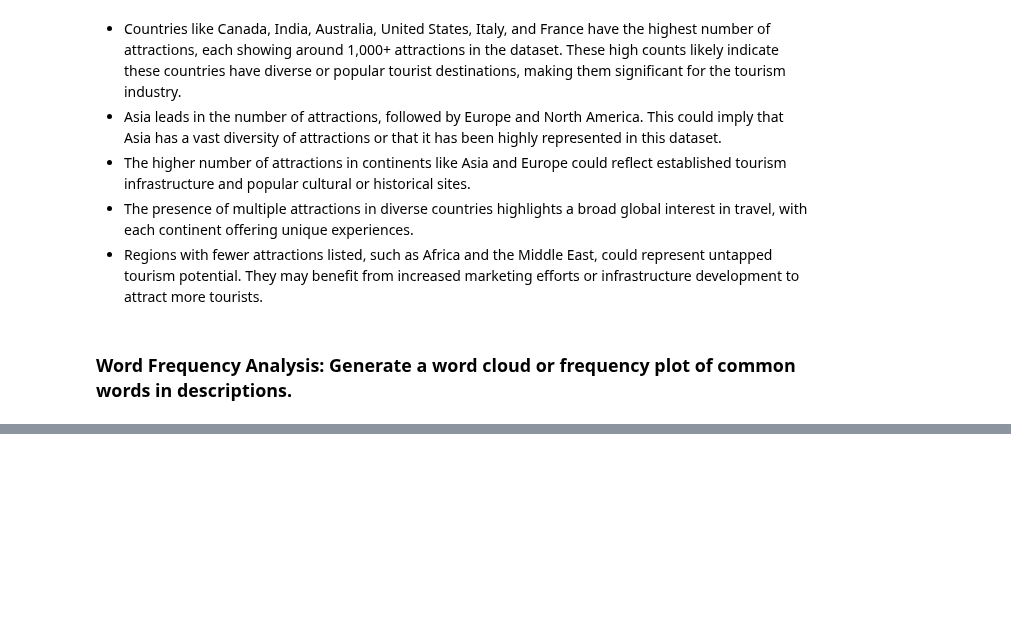
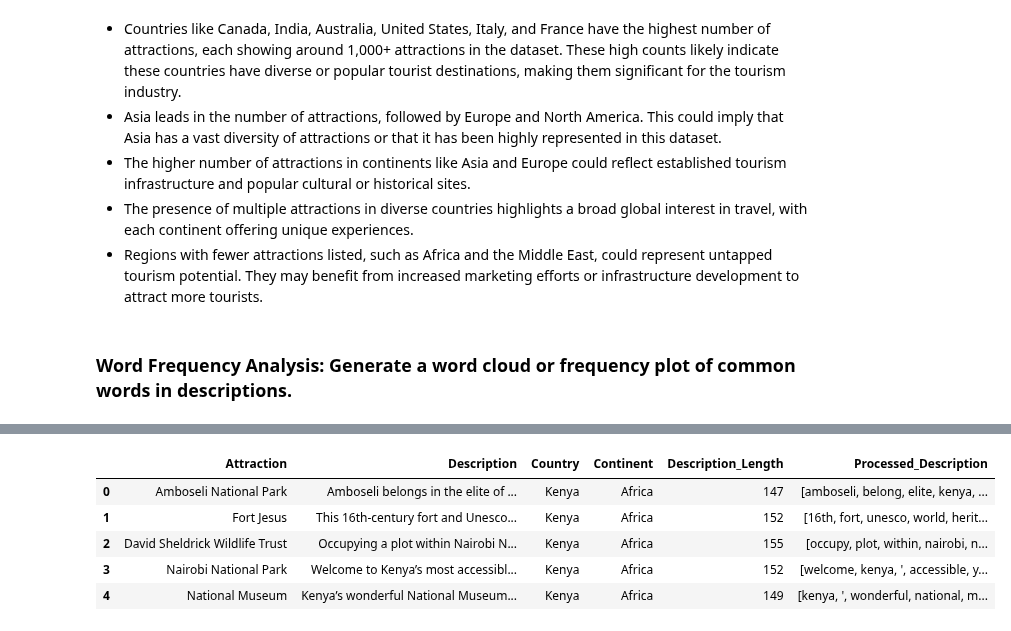
Before and after one commit to KImondorose/Safari-Travel-Advisor, a Jupyter notebook: work_in_progress/dave.ipynb, the cells around one changed output, grey strips where cells are left out. Drawn from its saved outputs; the diff is of its cells as text; code cells hidden in the pictures; blank space fills up the shorter version.

Commit message:
Lowercasing, Punctuation Removal, and Stopwords Removal

```diff
--- a/work_in_progress/dave.ipynb
+++ b/work_in_progress/dave.ipynb
@@ -435,0 +443,35 @@ plt.show()
+# %%
+import nltk
+import nltk
+nltk.download('punkt_tab')
+nltk.download('stopwords')
+from nltk.corpus import stopwords
+from nltk.tokenize import word_tokenize
+import spacy
+import string
+
+# Load spaCy's English model for lemmatization
+nlp = spacy.load('en_core_web_sm')
+
+# Set up stopwords and punctuation
+stop_words = set(stopwords.words('english'))
+punctuation = string.punctuation
+
+# Function to preprocess text
+def preprocess_text(text):
+    # 1. Lowercasing
+    text = text.lower()
+
+    # 2. Tokenization
+    words = word_tokenize(text)
+
+    # 3. Remove punctuation and stopwords
+    words = [word for word in words if word not in punctuation and word not in stop_words]
+
+    # 4. Lemmatization
+    lemmatized_words = []
+    for word in words:
+        doc = nlp(word)  # Process each word with spaCy
+        lemmatized_words.append(doc[0].lemma_)  # Extract the lemmatized form
+
+    return lemmatized_words
@@ -435,0 +485,6 @@ plt.show()
+# %%
+# Make a copy of the DataFrame
+df_processed = df.copy()
+
+# Apply preprocessing function to each description
+df_processed['Processed_Description'] = df_processed['Description'].apply(preprocess_text)
@@ -435,0 +505,9 @@ plt.show()
+# %%
+df_processed.head()
+# %% [output]
+|  | Attraction | Description | Country | Continent | Description_Length | Processed_Description |
+| 0 | Amboseli National Park | Amboseli belongs in the elite of ... | Kenya | Africa | 147 | [amboseli, belong, elite, kenya, ... |
+| 1 | Fort Jesus | This 16th-century fort and Unesco... | Kenya | Africa | 152 | [16th, fort, unesco, world, herit... |
+| 2 | David Sheldrick Wildlife Trust | Occupying a plot within Nairobi N... | Kenya | Africa | 155 | [occupy, plot, within, nairobi, n... |
+| 3 | Nairobi National Park | Welcome to Kenya’s most accessibl... | Kenya | Africa | 152 | [welcome, kenya, ', accessible, y... |
+| 4 | National Museum | Kenya’s wonderful National Museum... | Kenya | Africa | 149 | [kenya, ', wonderful, national, m... |
```
Also changed, not shown: parts of 7 cells of this notebook.
